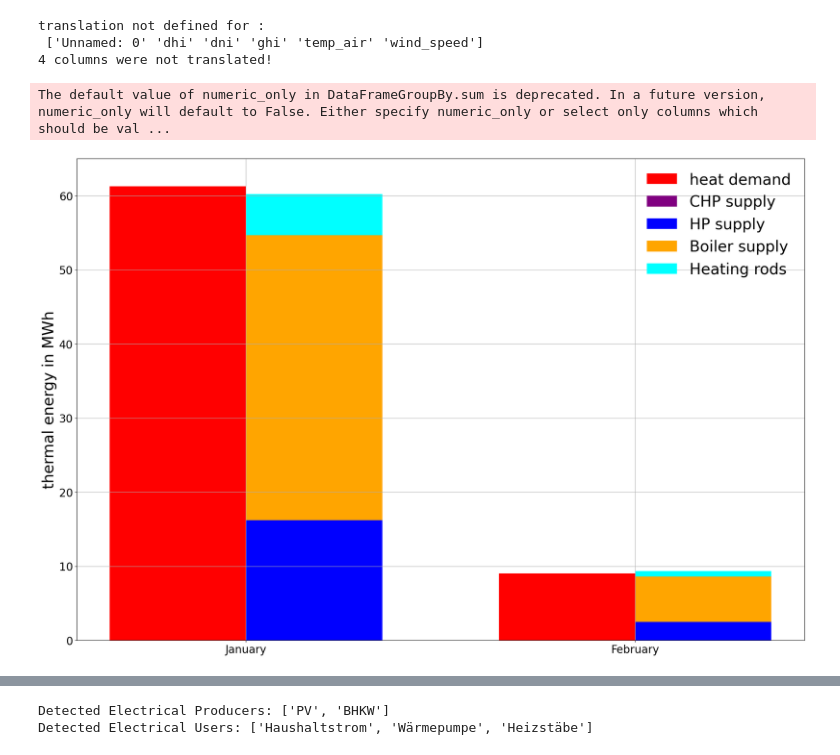
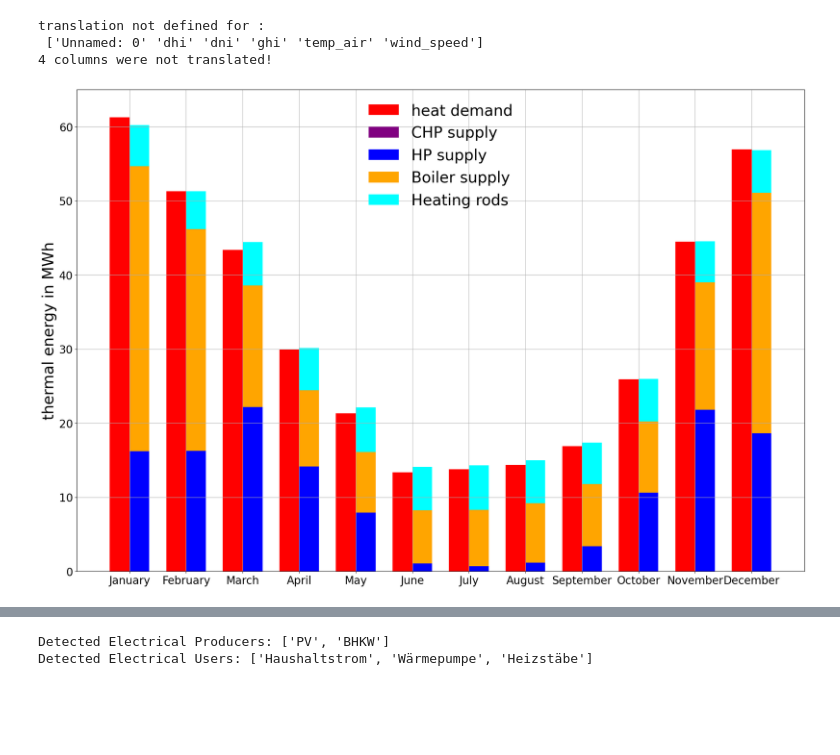
Before and after one commit to ltomas1/DES.sim, a Jupyter notebook: src/utils/visu_v2.ipynb, the cells around one changed output, grey strips where cells are left out. Saved outputs shown, nothing was run; the diff lists cells and outputs as text; code cells hidden in the pictures; blank space fills up the shorter version.

```diff
--- a/src/utils/visu_v2.ipynb
+++ b/src/utils/visu_v2.ipynb
@@ -29,14 +29,18 @@ df.index = pd.to_datetime(df.index)
 
 # Reading pv output
 
-pv_results_dir = os.path.join(current_dir, "../..", 'data/outputs/pv/PVlib_output4ab8bccf.csv')
-# pv_file_prefix = 'PVlib_'
-# search_pattern = os.path.join(pv_results_dir, f"{pv_file_prefix}*.csv")
-# matching_files = glob.glob(search_pattern)
-# if matching_files:
-#     pv_results_path = matching_files[0]
-# pv_results_path =
-pv_df = pd.read_csv(pv_results_dir)
+# Define the folder path
+pv_output_dir = os.path.join(current_dir, "../..", 'data/outputs/pv')
+
+# Get a list of all CSV files in that folder
+list_of_files = glob.glob(os.path.join(pv_output_dir, '*.csv'))
+
+# Find the latest one (based on creation time)
+latest_file = max(list_of_files, key=os.path.getctime)
+
+print(f"Loading: {latest_file}")
+pv_df = pd.read_csv(latest_file)
+
 pv_df.index = pd.to_datetime(pv_df['Unnamed: 0'])
 pv_df.index = pv_df.index.tz_localize(None)
 
@@ -186,7 +192,11 @@ translation not defined for :
 # %%
 pd.set_option('display.max_columns', None)
 # %%
-df_monthly = df.resample('M').sum()/4
+# Force convert columns to numbers. 'coerce' turns bad text into NaN (which implies missing data)
+df = df.apply(pd.to_numeric, errors='coerce')
+
+# NOW you can do your math
+df_monthly = df.resample('M').sum() / 4
 
 # Generate the positions for the bars
 months = df_monthly.index.month_name()
@@ -226,34 +236,33 @@ plt.bar(
     x + width/2,
     df_monthly['Boiler_P_th']/1_000_000,
     width=width,
     color='orange',
     label='Boiler supply',
     bottom=(df_monthly['CHP_P_th'] + df_monthly['HP_Q_Supplied'])/1_000_000
 )
 
 plt.bar(
     x + width/2,
     df_monthly['HWT2_hr1_P_th']/1_000_000,
     width=width,
     color='cyan',
     label='Heating rods',
     bottom=(df_monthly['CHP_P_th'] + df_monthly['HP_Q_Supplied'] + df_monthly['Boiler_P_th'])/1_000_000
 )
 
 # Set x-ticks and labels
 plt.xticks(x, months, fontsize=20)
 plt.yticks(fontsize=20)
 plt.ylabel('thermal energy in MWh', fontsize=28)
 plt.ylim(0,65)
 plt.grid()
 
 # Set the legend
 plt.legend(fontsize=28, frameon=False)
 
 # Display the plot
 plt.show()
 # %% [output]
-The default value of numeric_only in DataFrameGroupBy.sum is deprecated. In a future version, numeric_only will default to False. Either specify numeric_only or select only columns which should be val ...
-[figure, old version]
+[figure, new version]
 # %%
 # Use values from the loaded JSON params (safer than relying on main_sim)
```
Also changed, not shown: parts of 9 cells of this notebook.
